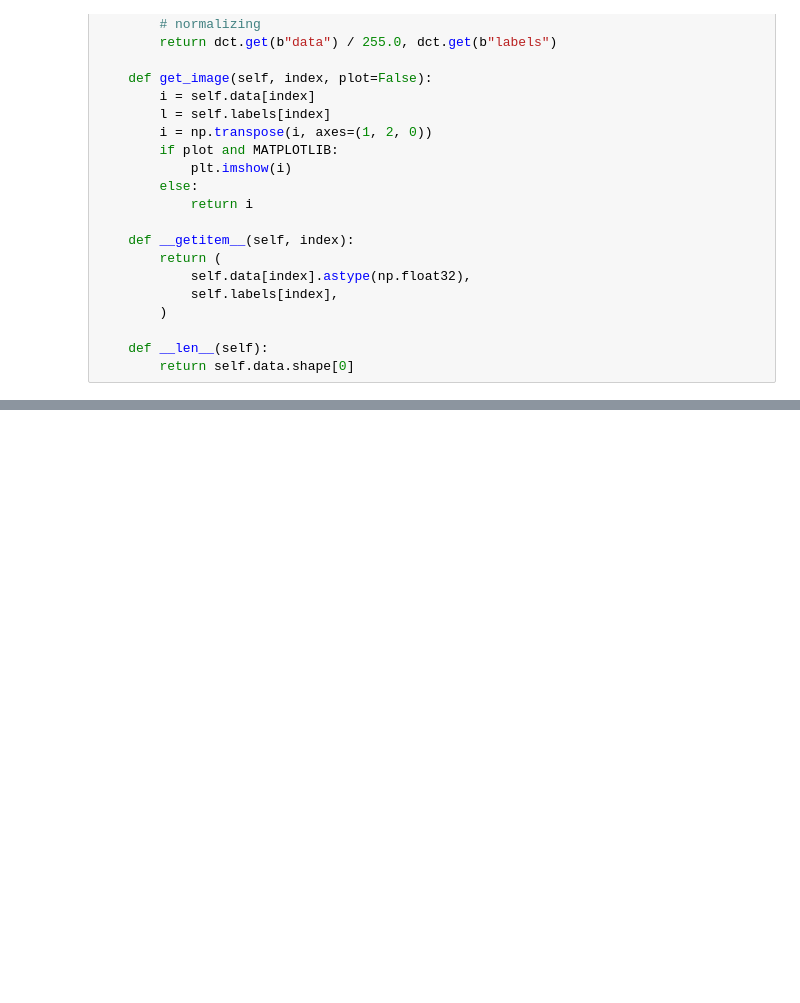
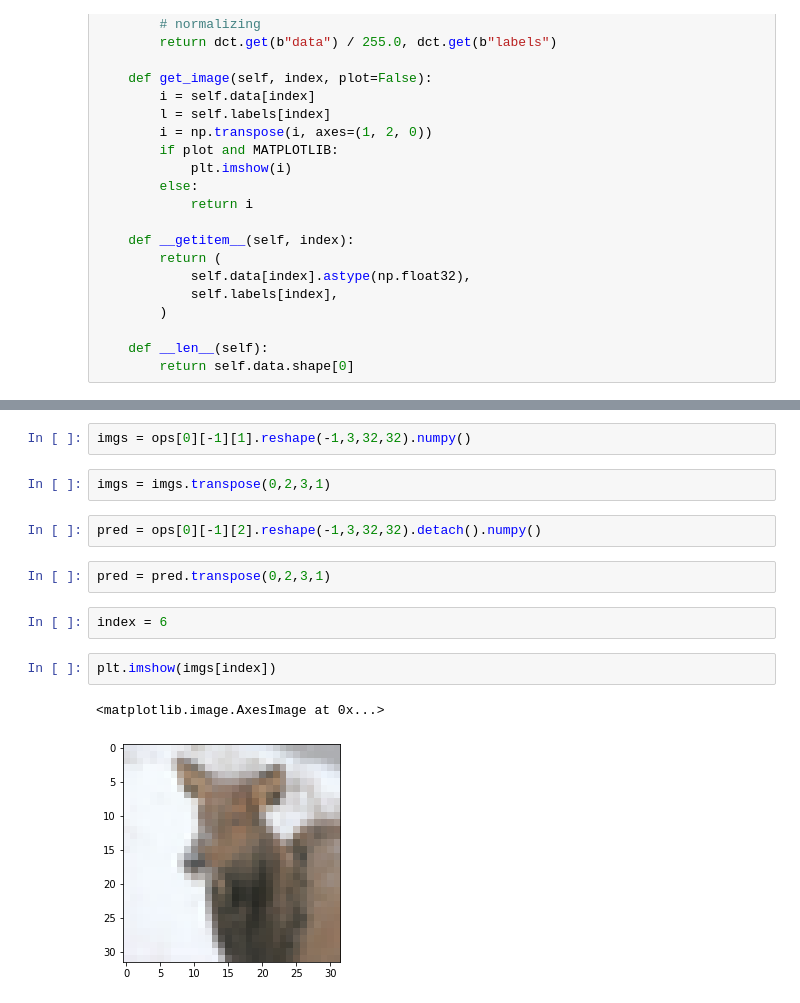
Before and after one commit to pranjal1/graph-improve-classify, a Jupyter notebook: cifar_enc_denc.ipynb, the cells around one changed output, grey strips where cells are left out. Cells and saved outputs as stored; diff of their text form; blank space fills up the shorter version.

```diff
--- a/cifar_enc_denc.ipynb
+++ b/cifar_enc_denc.ipynb
@@ -151,0 +203,15 @@ for feat, lab in tl:
+# %%
+imgs = ops[0][-1][1].reshape(-1,3,32,32).numpy()
+# %%
+imgs = imgs.transpose(0,2,3,1)
+# %%
+pred = ops[0][-1][2].reshape(-1,3,32,32).detach().numpy()
+# %%
+pred = pred.transpose(0,2,3,1)
+# %%
+index = 6
+# %%
+plt.imshow(imgs[index])
+# %% [output]
+<matplotlib.image.AxesImage at 0x...>
+[figure, added]
```
Also changed, not shown: parts of 15 cells of this notebook.
